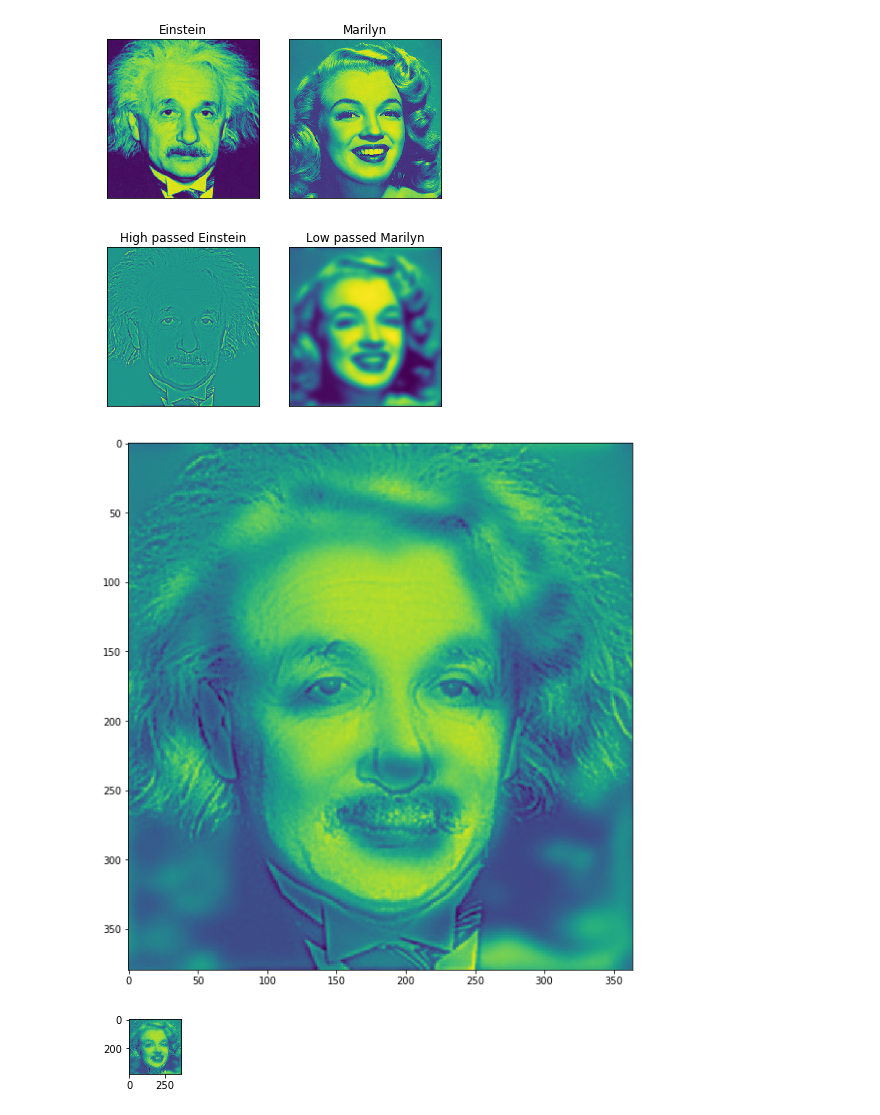
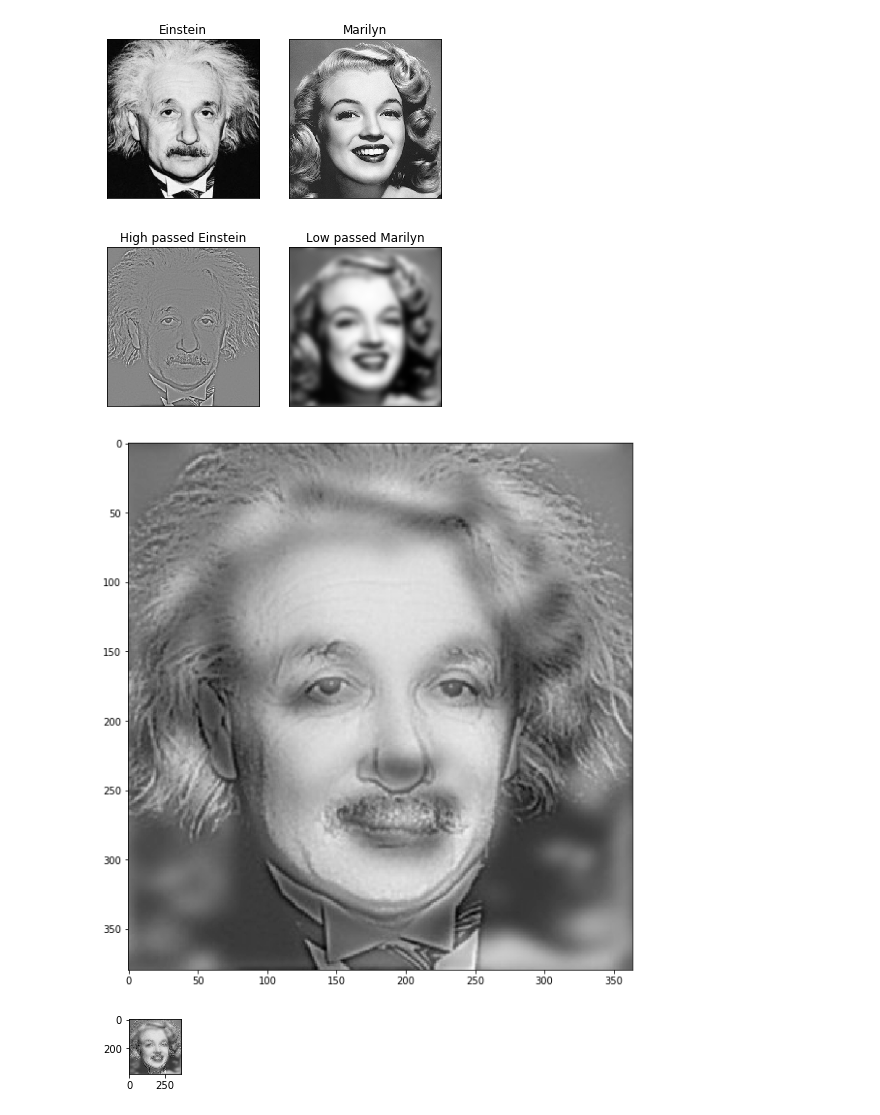
Before and after one commit to mlvlab/vision-tutorial, a Jupyter notebook: 02_3_Hybrid_images.ipynb, the cells around one changed output. Saved outputs shown, nothing was run; the diff lists cells and outputs as text; code cells hidden in the pictures.

```diff
--- a/02_3_Hybrid_images.ipynb
+++ b/02_3_Hybrid_images.ipynb
@@ -69,43 +69,43 @@ marilyn = cv2.cvtColor(marilyn, cv2.COLOR_BGR2GRAY)
 
 
 plt.subplot(121)
-plt.imshow(einstein)
+plt.imshow(einstein, cmap='gray')
 plt.title('Einstein'), plt.xticks([]), plt.yticks([])
 
 plt.subplot(122)
-plt.imshow(marilyn)
+plt.imshow(marilyn, cmap='gray')
 plt.title('Marilyn'), plt.xticks([]), plt.yticks([])
 
 plt.show()
 # %% [output]
-[figure, old version]
+[figure, new version]
 # %%
 high, low = hybridImage(einstein, marilyn, 25, 10)
 
 plt.subplot(121)
-plt.imshow(np.real(high))
+plt.imshow(np.real(high), cmap='gray')
 plt.title('High passed Einstein'), plt.xticks([]), plt.yticks([])
 
 plt.subplot(122)
-plt.imshow(np.real(low))
+plt.imshow(np.real(low), cmap='gray')
 plt.title('Low passed Marilyn'), plt.xticks([]), plt.yticks([])
 
 plt.show()
 # %% [output]
-[figure, old version]
+[figure, new version]
 # %%
 hybrid = high + low
 
 plt.figure(figsize=(10,10))
 
-plt.imshow(np.real(hybrid))
+plt.imshow(np.real(hybrid), cmap='gray')
 plt.show()
 # %% [output]
-[figure, old version]
+[figure, new version]
 # %%
 plt.figure(figsize=(1,1))
 
-plt.imshow(np.real(hybrid))
+plt.imshow(np.real(hybrid), cmap='gray')
 plt.show()
 # %% [output]
-[figure, old version]
+[figure, new version]
```
Also changed, not shown: parts of 1 cell of this notebook.
